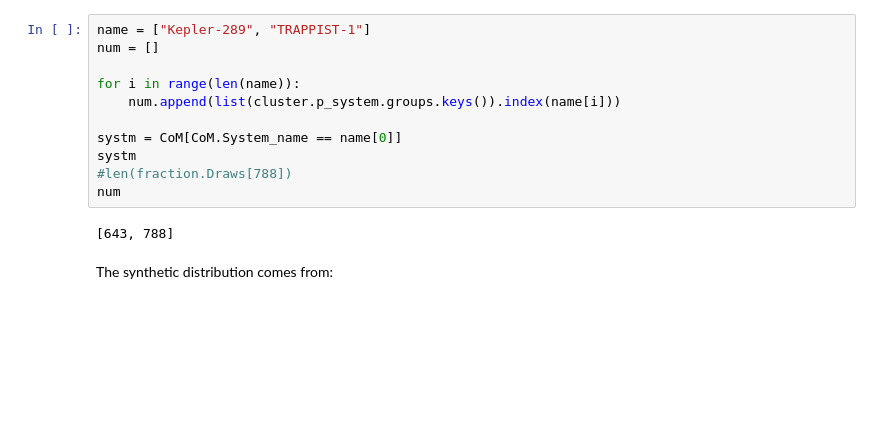
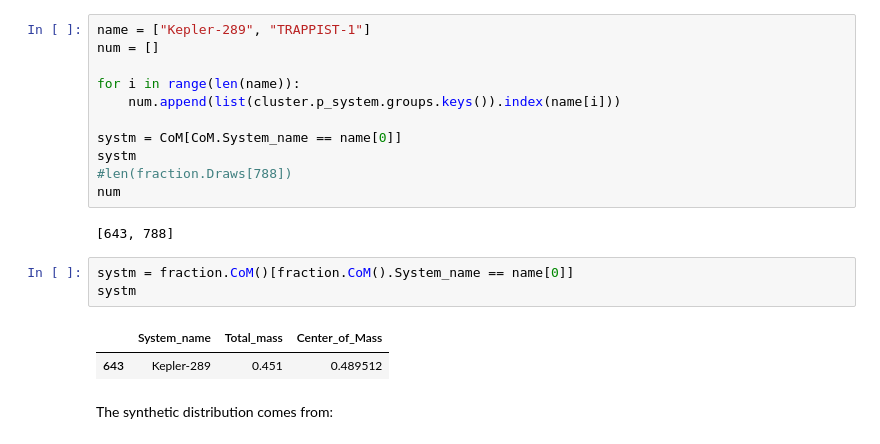
Before and after one commit to fjbautistas/Mixture_Gaussian_CM_of_Planets, a Jupyter notebook: Clasification.ipynb, the cells around one changed output. Cells and saved outputs as stored; diff of their text form; blank space fills up the shorter version.

```diff
--- a/Clasification.ipynb
+++ b/Clasification.ipynb
@@ -912,6 +912,12 @@ systm
 num
 # %% [output]
 [643, 788]
+# %%
+systm = fraction.CoM()[fraction.CoM().System_name == name[0]]
+systm
+# %% [output]
+|  | System_name | Total_mass | Center_of_Mass |
+| 643 | Kepler-289 | 0.451 | 0.489512 |
 # %% [markdown]
 The synthetic distribution comes from:
 # %%
```
Also changed, not shown: parts of 1 cell of this notebook.
